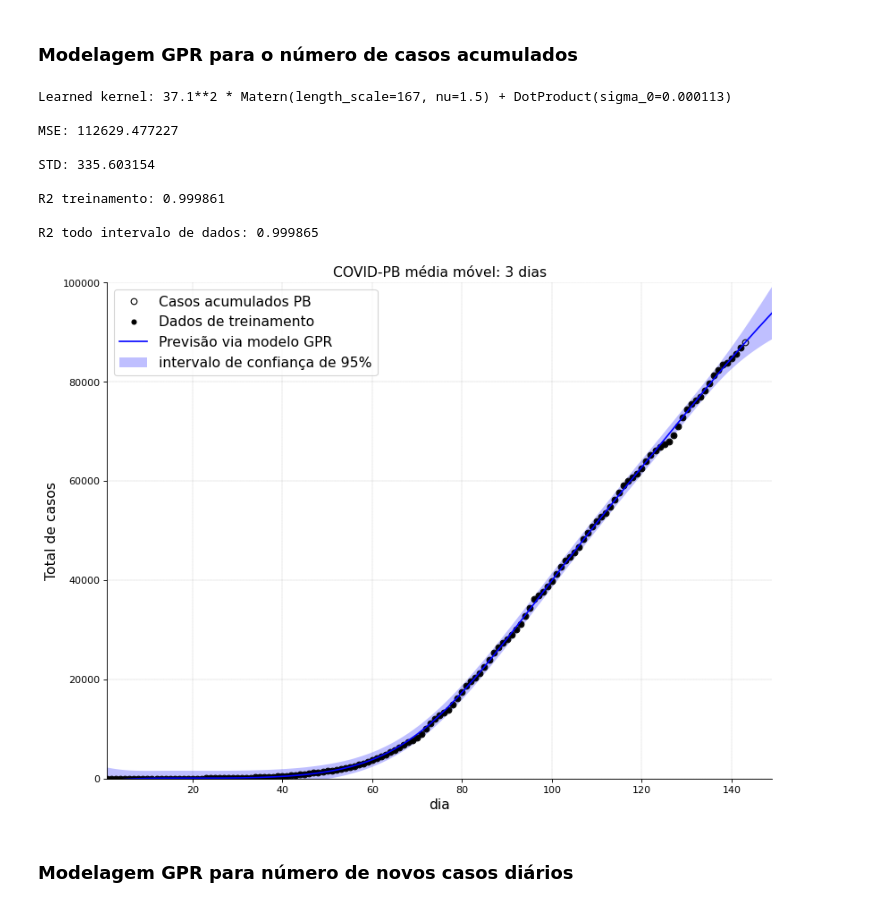
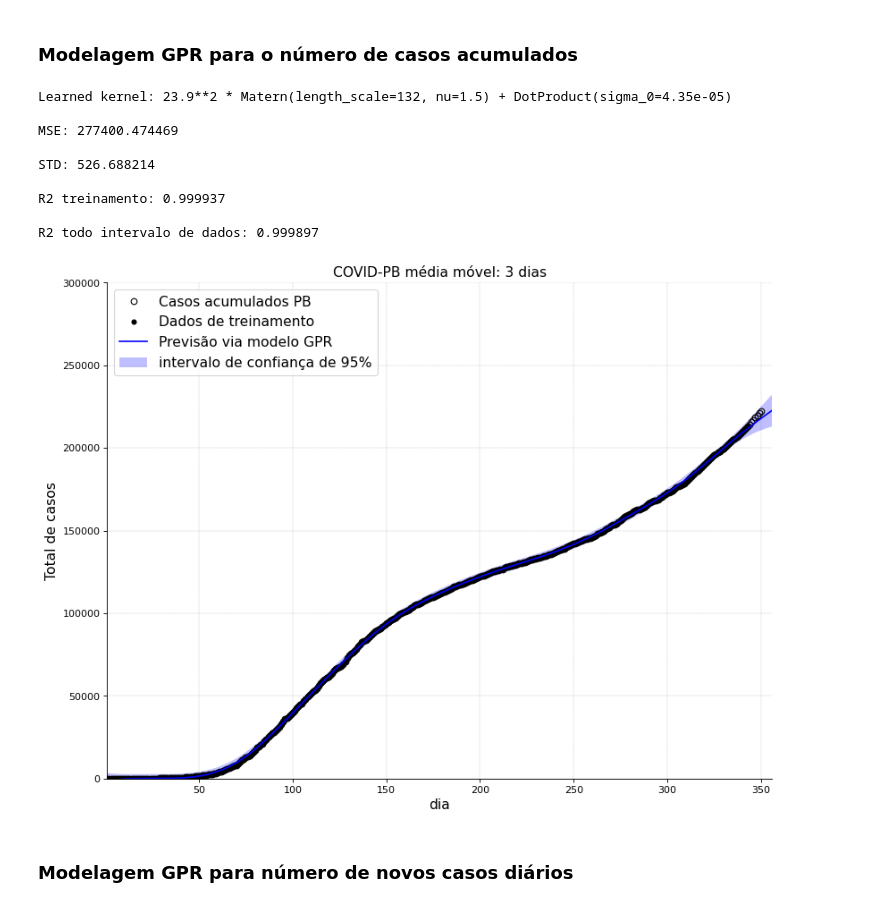
Before and after one commit to edsonportosilva/covid19models, a Jupyter notebook: Python notebooks/GPR model for COVID19.ipynb, the cells around one changed output. Drawn from its saved outputs; the diff is of its cells as text; code cells hidden in the pictures.

Commit message:
update data

```diff
--- a/Python notebooks/GPR model for COVID19.ipynb
+++ b/Python notebooks/GPR model for COVID19.ipynb
@@ -14,13 +14,13 @@ import numpy as np
 from scipy import signal
 # %% [markdown]
 ### Importa os dados
+# %%
+data = scipy.io.loadmat('cumCasesPB.mat')['cumCasesPB']
+
+trainL = len(data)-7 # número de dias  a partir do dia 1 utilizado como conjunto de treinamento
+Ndias  = 3           # intervalo de média móvel
+futDays = 7          # horizonte de previsão
 # %%
-data = scipy.io.loadmat('cumCasesPB.mat')['cumCasesPB']
-
-trainL = 142 # número de dias  a partir do dia 1 utilizado como conjunto de treinamento
-Ndias  = 3    # intervalo de média móvel
-futDays = 7  # horizonte de previsão
-
 # calcula média móvel dos dados
 data  = np.reshape(data, data.size)
 movAvFilter = np.ones(Ndias)/Ndias
@@ -63,7 +63,7 @@ CR_tr = CRdata[0:trainL]
 kernel = ConstantKernel()* Matern(1.0) + DotProduct()
 
 # Instancia classe GPR
-model  = GaussianProcessRegressor(kernel=kernel, n_restarts_optimizer=20, alpha = 10, normalize_y=False)
+model  = GaussianProcessRegressor(kernel=kernel, n_restarts_optimizer=20, alpha = 50, normalize_y=False)
 
 # Treinamento do modelo
 model.fit(t_tr, CR_tr)
@@ -84,37 +84,37 @@ print("\nSTD: %f" % np.sqrt(MSE))
 print("\nR2 treinamento: %f" % R2_tr)
 print("\nR2 todo intervalo de dados: %f" % R2)
 # %% [output]
-Learned kernel: 37.1**2 * Matern(length_scale=167, nu=1.5) + DotProduct(sigma_0=0.000113)
+Learned kernel: 23.9**2 * Matern(length_scale=132, nu=1.5) + DotProduct(sigma_0=4.35e-05)
 
-MSE: 112629.477227
+MSE: 277400.474469
 
-STD: 335.603154
+STD: 526.688214
 
-R2 treinamento: 0.999861
+R2 treinamento: 0.999937
 
-R2 todo intervalo de dados: 0.999865
+R2 todo intervalo de dados: 0.999897
 # %%
 # Plota resultados
 plt.figure(1, figsize=(12, 9), dpi=80, facecolor='w', edgecolor='k')
 mpl.style.use('default')
 plt.plot(t[0:len(DRdata)+1], CRdata*1000, 'ko', markersize=6, mfc='none', linewidth=1, label=r'Casos acumulados PB')
 plt.plot(t_tr, CR_tr*1000, 'k.', markersize=9, label='Dados de treinamento')
 plt.plot(t, CRpred*1000, 'b-', label='Previsão via modelo GPR')
 plt.fill(np.concatenate([t, t[::-1]]),
          np.concatenate([CRpred*1000 - 1.9600 * 1000*sigma,
                         (CRpred*1000 + 1.9600 * 1000*sigma)[::-1]]),
          alpha=.25, fc='b', ec='None', label='intervalo de confiança de 95%')
 plt.legend(loc='upper left', fontsize = 14)
-plt.ylim(0, 100e3)
+plt.ylim(0, 300e3)
 plt.xlim(1, np.size(t))
 plt.grid(color='k', linestyle='--', linewidth=0.1)
 plt.ylabel('Total de casos', fontsize = 14)
 plt.xlabel('dia', fontsize = 14)
 plt.title('COVID-PB média móvel: %d dias' %Ndias, fontsize = 14)
 plt.gca().spines['top'].set_visible(False)
 plt.gca().spines['right'].set_visible(False)
 # %% [output]
-[figure, old version]
+[figure, new version]
 # %% [markdown]
 ### Modelagem GPR para número de novos casos diários
 # %%
```
Also changed, not shown: parts of 3 cells of this notebook, 1 other file.
